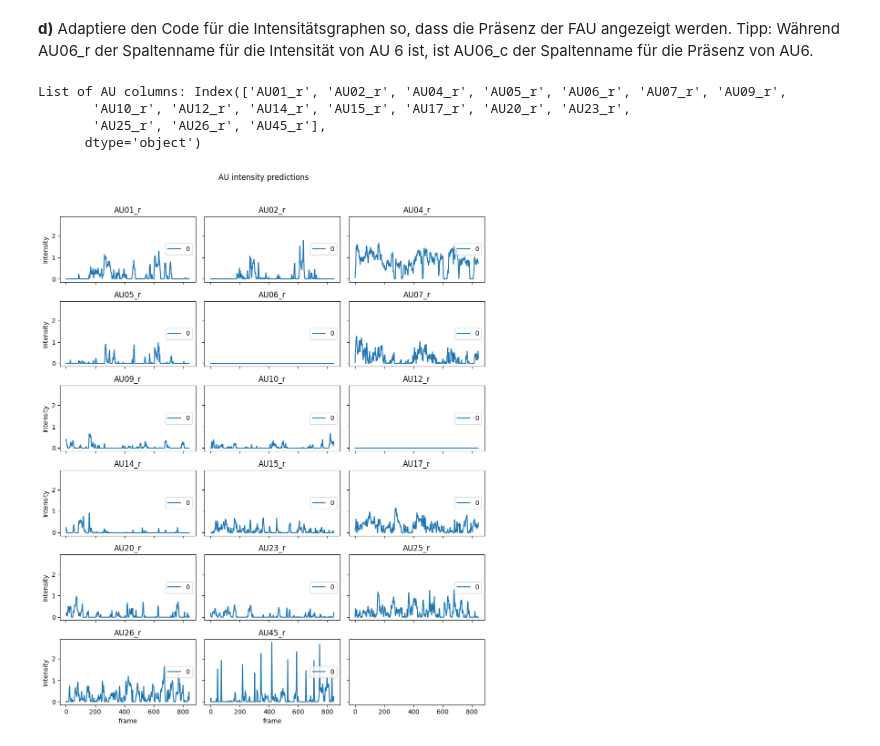
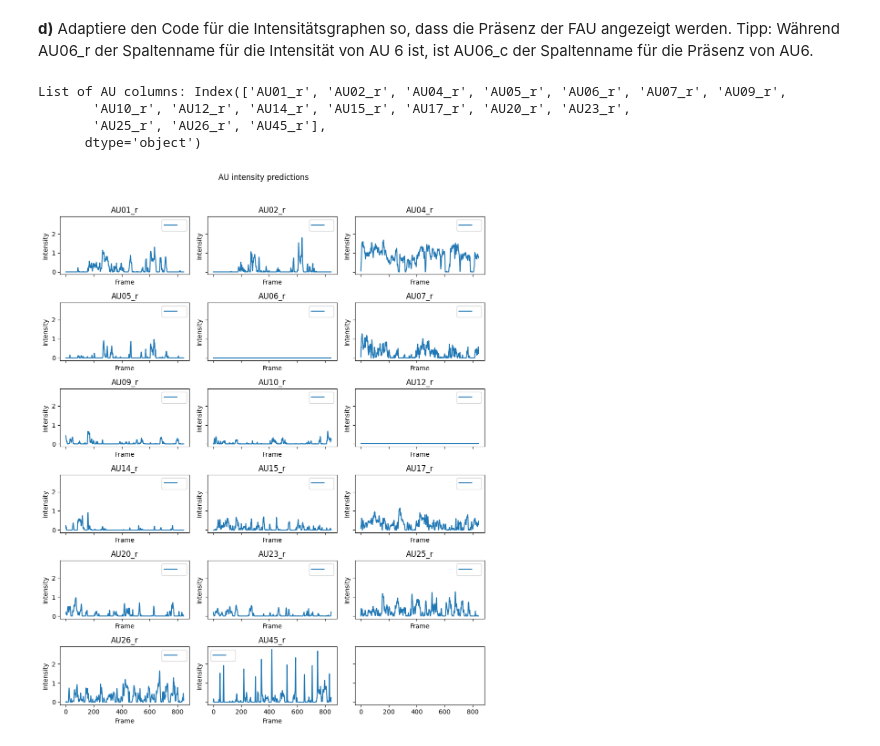
Before and after one commit to mbp-lab/MINTSummer23, a Jupyter notebook: notebooks/MintSommer.ipynb, the cells around one changed output. Drawn from its saved outputs; the diff is of its cells as text; code cells hidden in the pictures.

```diff
--- a/notebooks/MintSommer.ipynb
+++ b/notebooks/MintSommer.ipynb
@@ -187,11 +187,16 @@ print("List of AU columns:", au_columns_r)
 f,axes = plt.subplots(6, 3, figsize=(10,12), sharex=True, sharey=True)
 axes = axes.flatten()
 for au_ix, au_col in enumerate(au_columns_r):
-    sns.lineplot(x='frame', y=au_col, hue='face_id', data=df_clean, ax=axes[au_ix])
-    axes[au_ix].set(title=au_col, ylabel='Intensity')
-    axes[au_ix].get_legend().remove()
+    plt.sca(axes[au_ix])
+    plt.plot(df_clean['frame'].values, df_clean[au_col].values, label=' ')
+    plt.xlabel('Frame')
+    plt.ylabel('Intensity')
+    plt.title(au_col)
+    plt.legend()
+
 plt.suptitle("AU intensity predictions", y=1.02)
 plt.tight_layout()
+plt.show()
 # %% [output]
 List of AU columns: Index(['AU01_r', 'AU02_r', 'AU04_r', 'AU05_r', 'AU06_r', 'AU07_r', 'AU09_r',
        'AU10_r', 'AU12_r', 'AU14_r', 'AU15_r', 'AU17_r', 'AU20_r', 'AU23_r',
@@ -280,12 +285,16 @@ print("List of AU columns:", au_columns_r)
 f,axes = plt.subplots(6, 3, figsize=(10,12), sharex=True, sharey=True)
 axes = axes.flatten()
 for au_ix, au_col in enumerate(au_columns_r):
-    sns.lineplot(x='frame', y=au_col, hue='face_id', data=df_clean, ax=axes[au_ix])
-    axes[au_ix].set(title=au_col, ylabel='Intensity')
-    axes[au_ix].legend(loc=5)
-    axes[au_ix].get_legend().remove()
+    plt.sca(axes[au_ix])
+    plt.plot(df_clean['frame'].values, df_clean[au_col].values, label=' ')
+    plt.xlabel('Frame')
+    plt.ylabel('Intensity')
+    plt.title(au_col)
+    plt.legend()
+
 plt.suptitle("AU intensity predictions", y=1.02)
 plt.tight_layout()
+plt.show()
 # %% [output]
 List of AU columns: Index(['AU01_r', 'AU02_r', 'AU04_r', 'AU05_r', 'AU06_r', 'AU07_r', 'AU09_r',
        'AU10_r', 'AU12_r', 'AU14_r', 'AU15_r', 'AU17_r', 'AU20_r', 'AU23_r',
@@ -307,26 +316,31 @@ Hinweis: Ein Blinzeln fängt mit Präsenz 0.0 an (Augen offen), danach ist Präs
 # %%
 # Verändere hier den Code, sodass nicht die Intensität sondern die Vorkommnisse angezeigt werden
 # Lade die csv-Datei (Tabelle) mit den Facial Action Unit Ergebnissen für das Video oben
 df = pd.read_csv("MINTSummer23/merkel_neujahrsansprache.csv")
 
 #code adapted from https://towardsdatascience.com/how-to-extract-facial-expressions-head-pose-and-gaze-from-any-youtube-video-2aa6590c2bb6
 # Threshold data by 80%
 df_clean = df[df.confidence>=.80]
 # Plot all Action Unit time series.
 au_regex_pat = re.compile(r'^AU[0-9]+_r$')
 au_columns_r = df_clean.columns[df_clean.columns.str.contains(au_regex_pat)]
 print("List of AU columns:", au_columns_r)
 f,axes = plt.subplots(6, 3, figsize=(10,12), sharex=True, sharey=True)
 axes = axes.flatten()
 for au_ix, au_col in enumerate(au_columns_r):
-    sns.lineplot(x='frame', y=au_col, hue='face_id', data=df_clean, ax=axes[au_ix])
-    axes[au_ix].set(title=au_col, ylabel='Intensity')
-    axes[au_ix].legend(loc=5)
+    plt.sca(axes[au_ix])
+    plt.plot(df_clean['frame'].values, df_clean[au_col].values, label=' ')
+    plt.xlabel('Frame')
+    plt.ylabel('Intensity')
+    plt.title(au_col)
+    plt.legend()
+
 plt.suptitle("AU intensity predictions", y=1.02)
 plt.tight_layout()
+plt.show()
 # %% [output]
 List of AU columns: Index(['AU01_r', 'AU02_r', 'AU04_r', 'AU05_r', 'AU06_r', 'AU07_r', 'AU09_r',
        'AU10_r', 'AU12_r', 'AU14_r', 'AU15_r', 'AU17_r', 'AU20_r', 'AU23_r',
        'AU25_r', 'AU26_r', 'AU45_r'],
       dtype='object')
-[figure, old version]
+[figure, new version]
```
Also changed, not shown: parts of 4 cells of this notebook.
